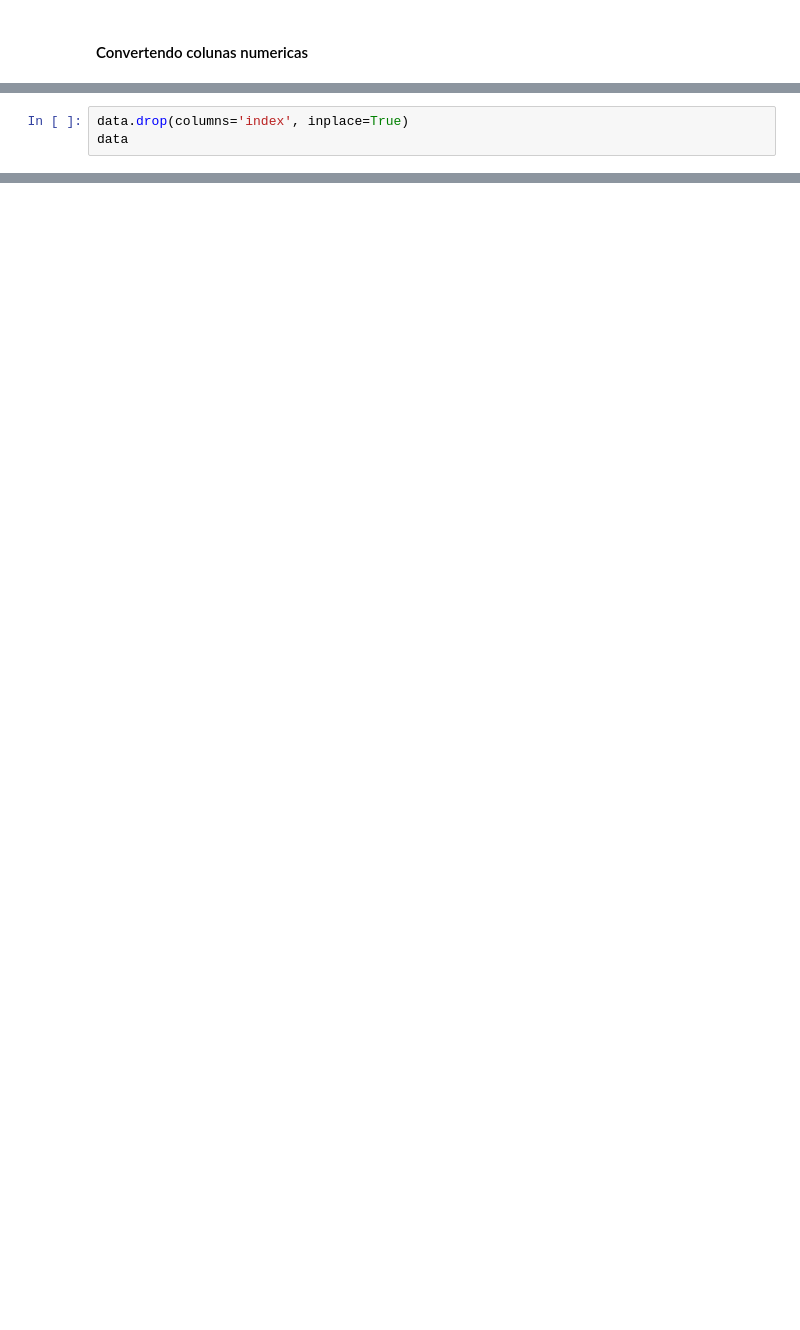
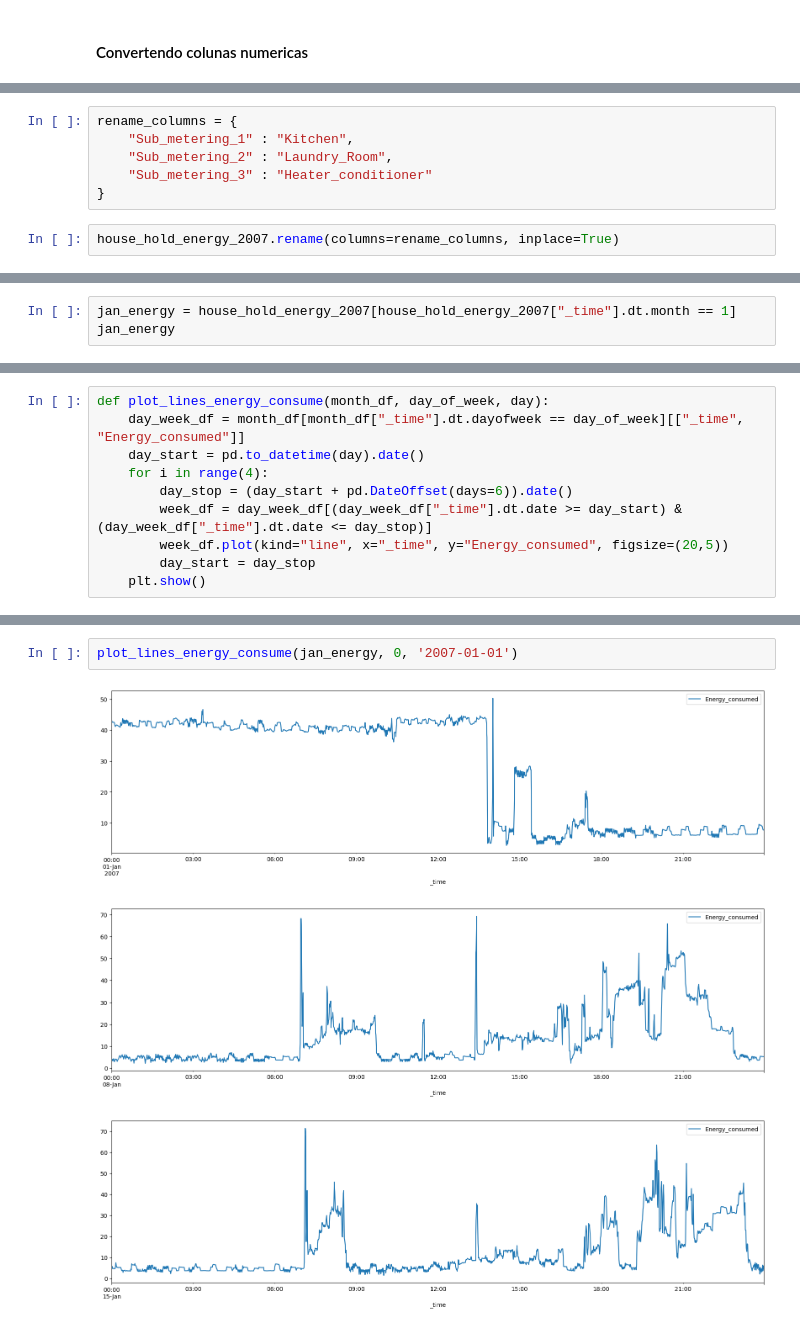
Before and after one commit to victordantas1/influxdb-studies, a Jupyter notebook: analyse_data_influxdb.ipynb, the cells around one changed output, grey strips where cells are left out. Drawn from its saved outputs; the diff is of its cells as text; blank space fills up the shorter version.

Commit message:
Clean data and analyse with plots

```diff
--- a/analyse_data_influxdb.ipynb
+++ b/analyse_data_influxdb.ipynb
@@ -69,3 +196,8 @@ data
+# %%
+rename_columns = {
+    "Sub_metering_1" : "Kitchen",
+    "Sub_metering_2" : "Laundry_Room",
+    "Sub_metering_3" : "Heater_conditioner"
+}
 # %%
-data.drop(columns='index', inplace=True)
-data
+house_hold_energy_2007.rename(columns=rename_columns, inplace=True)
@@ -73,0 +222,3 @@ data.info()
+# %%
+jan_energy = house_hold_energy_2007[house_hold_energy_2007["_time"].dt.month == 1]
+jan_energy
@@ -73,0 +239,10 @@ data.info()
+# %%
+def plot_lines_energy_consume(month_df, day_of_week, day):
+    day_week_df = month_df[month_df["_time"].dt.dayofweek == day_of_week][["_time", "Energy_consumed"]]
+    day_start = pd.to_datetime(day).date()
+    for i in range(4):
+        day_stop = (day_start + pd.DateOffset(days=6)).date()
+        week_df = day_week_df[(day_week_df["_time"].dt.date >= day_start) & (day_week_df["_time"].dt.date <= day_stop)]
+        week_df.plot(kind="line", x="_time", y="Energy_consumed", figsize=(20,5))
+        day_start = day_stop
+    plt.show()
@@ -73,0 +262,6 @@ data.info()
+# %%
+plot_lines_energy_consume(jan_energy, 0, '2007-01-01')
+# %% [output]
+[figure, added]
+[figure, added]
+[figure, added]
```
Also changed, not shown: parts of 36 cells of this notebook.
